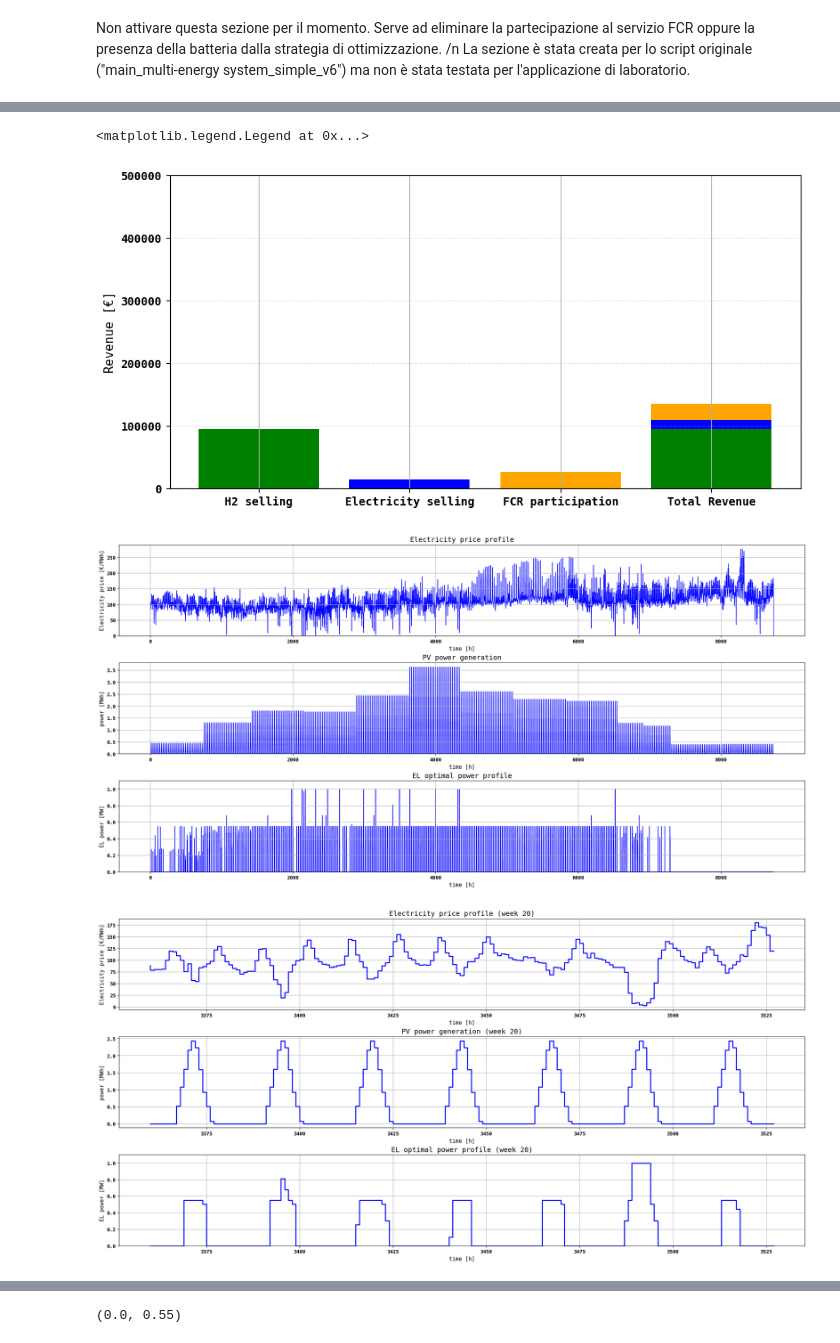
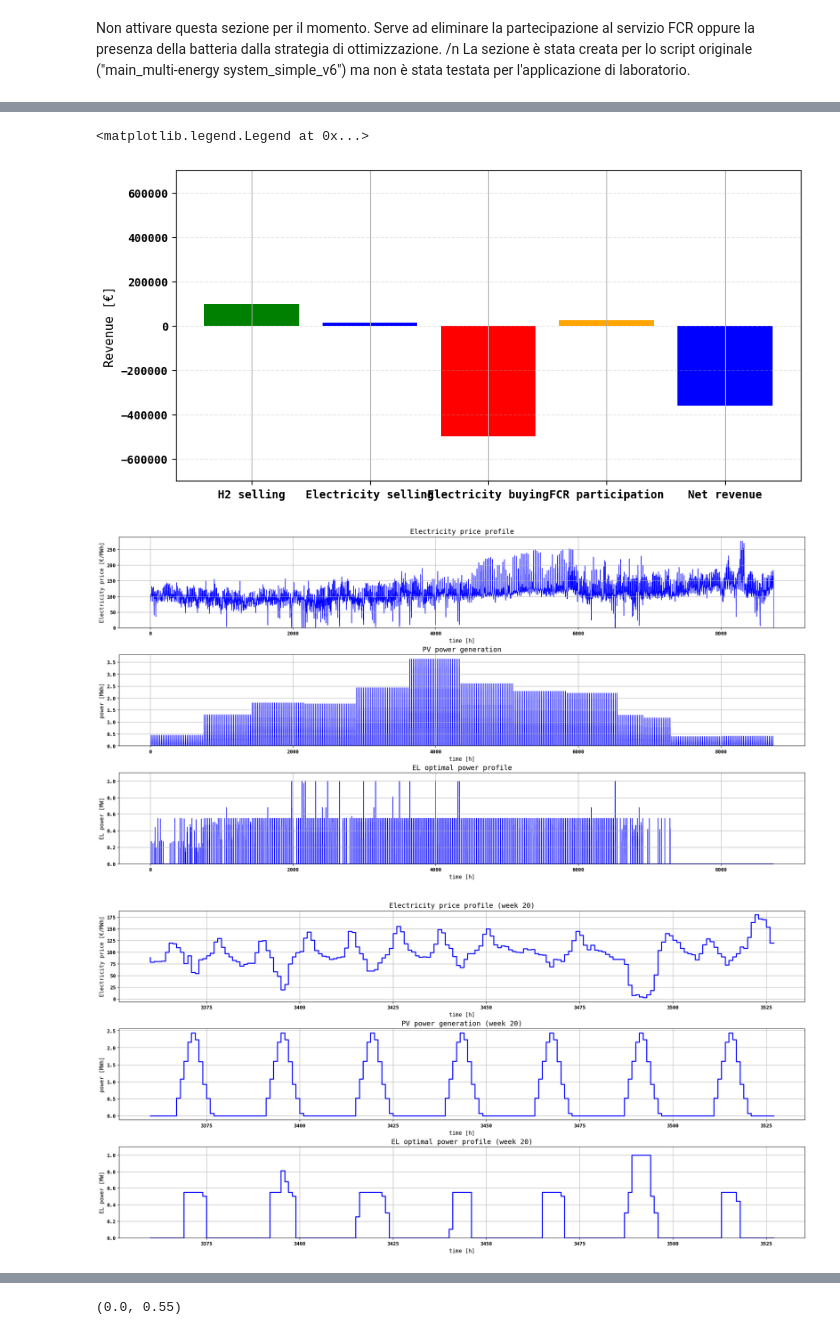
Before and after one commit to massimiliano-ferrara-967/rhtlab-massimiliano, a Jupyter notebook: src/deterministic scheduling/deter_sched_gridimport.ipynb, the cells around one changed output, grey strips where cells are left out. Saved outputs shown, nothing was run; the diff lists cells and outputs as text; code cells hidden in the pictures.

```diff
--- a/src/deterministic scheduling/deter_sched_gridimport.ipynb
+++ b/src/deterministic scheduling/deter_sched_gridimport.ipynb
@@ -1106,17 +1109,18 @@ plt.rcParams['lines.linewidth'] = 2
 
 
 # RESULTS PLOTS ---------------------------------------------------------------------------------
-labels = ['H2 selling', 'Electricity selling', 'FCR participation']
-colors = ["green", "blue", "orange"]
-values = [rev_h2sell, rev_elecsell, rev_FCR]
+labels = ['H2 selling', 'Electricity selling', 'Electricity buying', 'FCR participation']
+colors = ['green', 'blue', 'red', 'orange']
+values = [rev_h2sell, rev_elecsell, -cost_elecbuy, rev_FCR]
 
 plt.figure(figsize = (10, 5))
 plt.bar(labels, values, color = colors)
-plt.bar(['Total Revenue'], [rev_h2sell], label='Hydrogen', color = colors[0])
-plt.bar(['Total Revenue'], [rev_elecsell], bottom=[rev_h2sell], label='Electricity', color = colors[1])
-plt.bar(['Total Revenue'], [rev_FCR], bottom=[rev_h2sell + rev_elecsell], label='Other', color = colors[2])
+# plt.bar(['Total Revenue'], [rev_h2sell], label='Hydrogen', color = colors[0])
+# plt.bar(['Total Revenue'], [rev_elecsell], bottom=[rev_h2sell], label='Electricity', color = colors[1])
+# plt.bar(['Total Revenue'], [rev_FCR], bottom=[rev_h2sell + rev_elecsell], label='Other', color = colors[2])
+plt.bar(['Net revenue'], rev_tot, color = 'blue')
 plt.ylabel("Revenue [€]")
-plt.ylim(0, 5e5)
+plt.ylim(-7e5, 7e5)
 plt.grid(axis='y', linestyle='--', alpha=0.3)
 # plt.tight_layout()
 # plt.figure(figsize=(6,5))
@@ -1186,34 +1190,34 @@ axsEL[2].set_ylabel('operating states [0/1]')
 axsEL[2].set_title("EL operating states")
 axsEL[2].legend()
 
 # CHOSEN WEEK
 # EL power plot
 figEL2, axsEL2 = plt.subplots(3, 1, layout='constrained')
 axsEL2[0].stairs(pel_vals[week*24*7 : (week+1)*24*7], time_plot[week*24*7 : (week+1)*24*7 + 1], color = 'blue')
 axsEL2[0].set_xlabel('time [h]')
 axsEL2[0].set_ylabel('EL power [MW]')
 axsEL2[0].set_title("EL optimal power profile (week 20)")
 axsEL2[0].set_xlim(week*24*7, (week+1)*24*7 + 1)
 axsEL2[0].set_ylim(0, 1.1 * Pel_rtd['EL'])
 # Hydrogen production plot
 axsEL2[1].stairs(hel_vals[week*24*7 : (week+1)*24*7], time_plot[week*24*7 : (week+1)*24*7 + 1], color = 'green')
 axsEL2[1].set_xlabel('time [h]')
 axsEL2[1].set_ylabel('H2 produced [kg]')
 axsEL2[1].set_title("Hydrogen production (week 20)")
 axsEL2[1].set_xlim(week*24*7, (week+1)*24*7 + 1)
 # EL operating states plot
 axsEL2[2].step(time_plot[week*24*7 : (week+1)*24*7], xel_on_vals[week*24*7 : (week+1)*24*7], color = 'green', where='post', label = 'ON')
 axsEL2[2].step(time_plot[week*24*7 : (week+1)*24*7], xel_off_vals[week*24*7 : (week+1)*24*7], color = 'black', where='post', label = 'OFF')
 axsEL2[2].step(time_plot[week*24*7 : (week+1)*24*7], xel_sb_vals[week*24*7 : (week+1)*24*7], color = 'grey', where='post', linestyle='--', label = 'SB')
 # axs[2].step(time_plot[day * 24 : (day+1) * 24], xel_su_vals[day * 24 : (day+1) * 24], color = 'red', where='post')
 axsEL2[2].set_xlabel('time [h]')
 axsEL2[2].set_ylabel('operating states [0/1]')
 axsEL2[2].set_title("EL operating states (week 20)")
 axsEL2[2].set_xlim(week*24*7, (week+1)*24*7 + 1)
 axsEL2[2].legend()
 # %% [output]
 <matplotlib.legend.Legend at 0x...>
-[figure, old version]
+[figure, new version]
 [figure]
 [figure]
 [figure]
```
Also changed, not shown: parts of 5 cells of this notebook, 7 other files.
